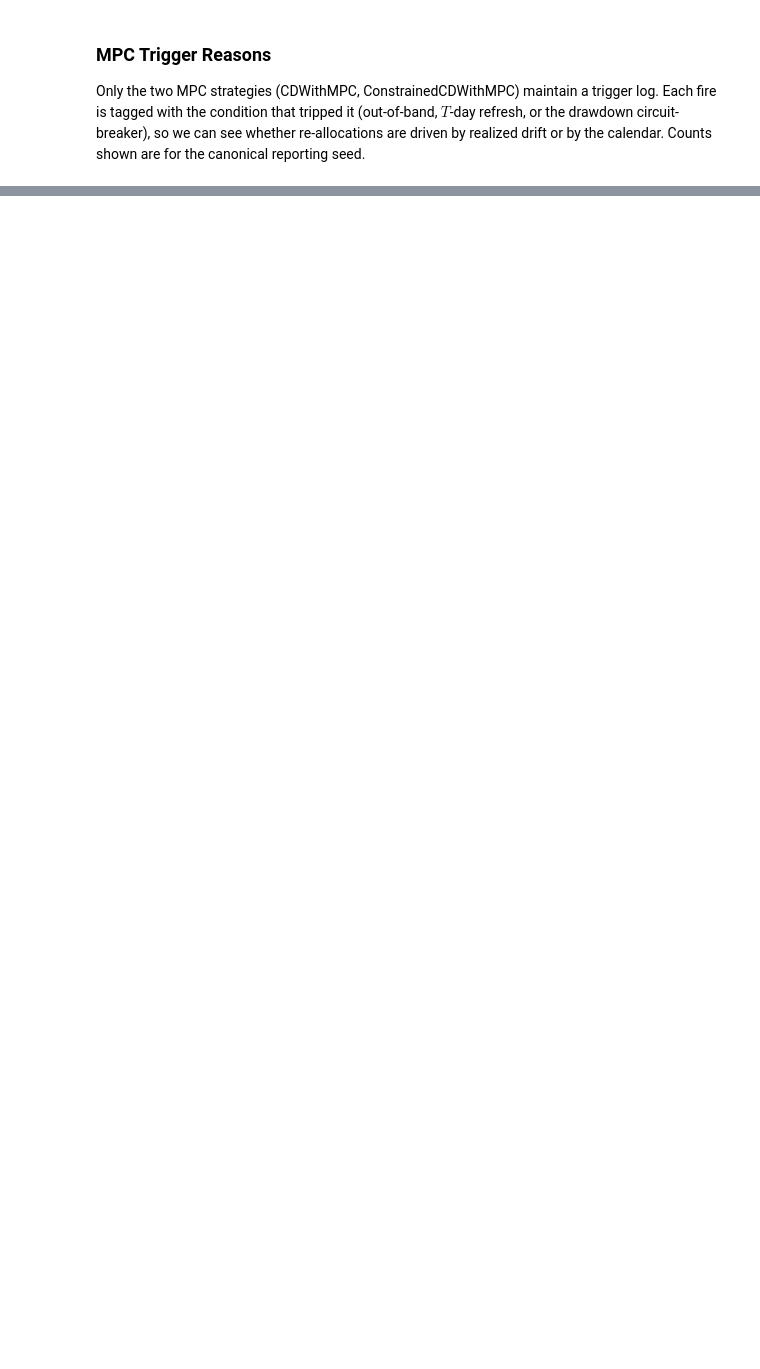
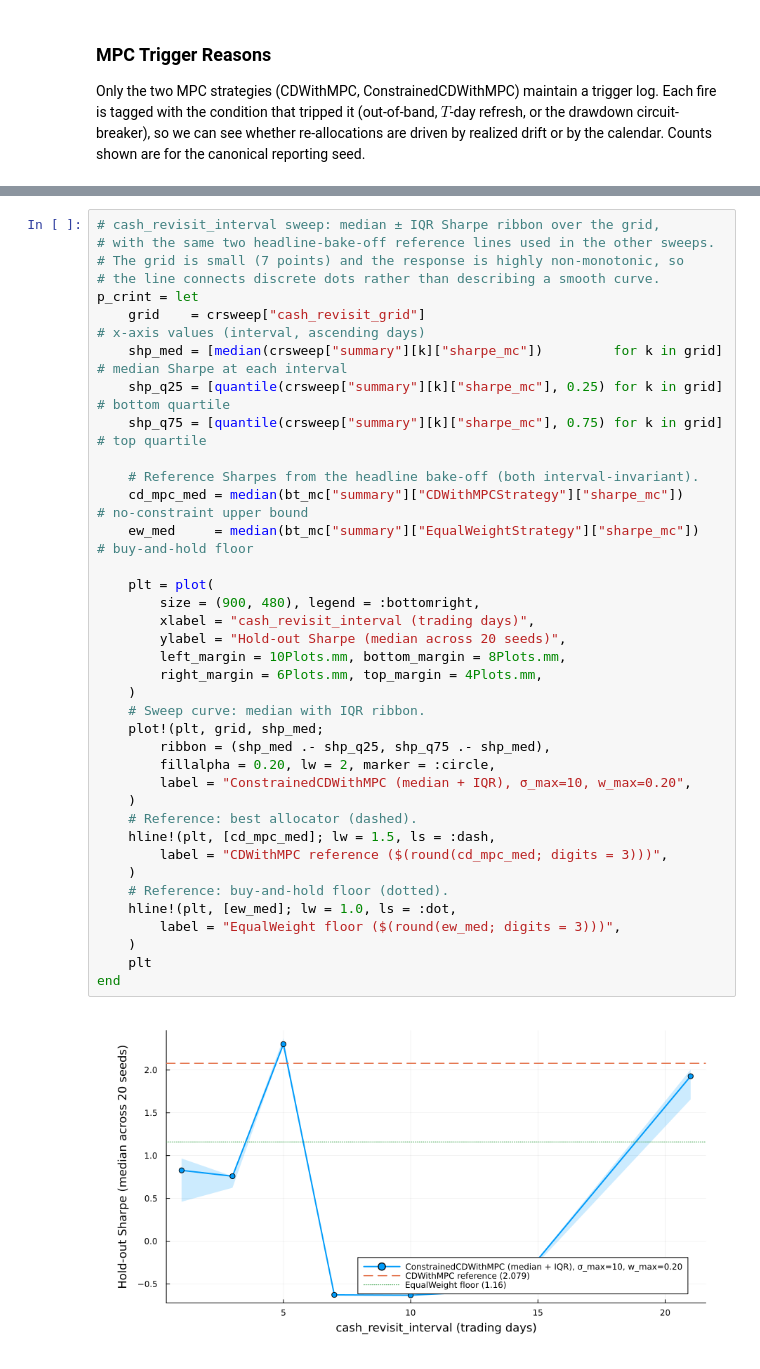
Before and after one commit to varnerlab/modified_cobb_douglas_example, a Jupyter notebook: eCornell-AI-Finance-S5-Example-ConstrainedCobbDouglas-May-2026.ipynb, the cells around one changed output, grey strips where cells are left out. Cells and saved outputs as stored; diff of their text form; blank space fills up the shorter version.

```diff
--- a/eCornell-AI-Finance-S5-Example-ConstrainedCobbDouglas-May-2026.ipynb
+++ b/eCornell-AI-Finance-S5-Example-ConstrainedCobbDouglas-May-2026.ipynb
@@ -682,3 +959,43 @@ end
+# %%
+# cash_revisit_interval sweep: median ± IQR Sharpe ribbon over the grid,
+# with the same two headline-bake-off reference lines used in the other sweeps.
+# The grid is small (7 points) and the response is highly non-monotonic, so
+# the line connects discrete dots rather than describing a smooth curve.
+p_crint = let
+    grid    = crsweep["cash_revisit_grid"]                                          # x-axis values (interval, ascending days)
+    shp_med = [median(crsweep["summary"][k]["sharpe_mc"])         for k in grid]    # median Sharpe at each interval
+    shp_q25 = [quantile(crsweep["summary"][k]["sharpe_mc"], 0.25) for k in grid]    # bottom quartile
+    shp_q75 = [quantile(crsweep["summary"][k]["sharpe_mc"], 0.75) for k in grid]    # top quartile
+
+    # Reference Sharpes from the headline bake-off (both interval-invariant).
+    cd_mpc_med = median(bt_mc["summary"]["CDWithMPCStrategy"]["sharpe_mc"])         # no-constraint upper bound
+    ew_med     = median(bt_mc["summary"]["EqualWeightStrategy"]["sharpe_mc"])        # buy-and-hold floor
+
+    plt = plot(
+        size = (900, 480), legend = :bottomright,
+        xlabel = "cash_revisit_interval (trading days)",
+        ylabel = "Hold-out Sharpe (median across 20 seeds)",
+        left_margin = 10Plots.mm, bottom_margin = 8Plots.mm,
+        right_margin = 6Plots.mm, top_margin = 4Plots.mm,
+    )
+    # Sweep curve: median with IQR ribbon.
+    plot!(plt, grid, shp_med;
+        ribbon = (shp_med .- shp_q25, shp_q75 .- shp_med),
+        fillalpha = 0.20, lw = 2, marker = :circle,
+        label = "ConstrainedCDWithMPC (median + IQR), σ_max=10, w_max=0.20",
+    )
+    # Reference: best allocator (dashed).
+    hline!(plt, [cd_mpc_med]; lw = 1.5, ls = :dash,
+        label = "CDWithMPC reference ($(round(cd_mpc_med; digits = 3)))",
+    )
+    # Reference: buy-and-hold floor (dotted).
+    hline!(plt, [ew_med]; lw = 1.0, ls = :dot,
+        label = "EqualWeight floor ($(round(ew_med; digits = 3)))",
+    )
+    plt
+end
+# %% [output]
+[figure, added]
 # %% [markdown]
 ___
 ## Summary
```
Also changed, not shown: parts of 28 cells of this notebook, 4 other files.
